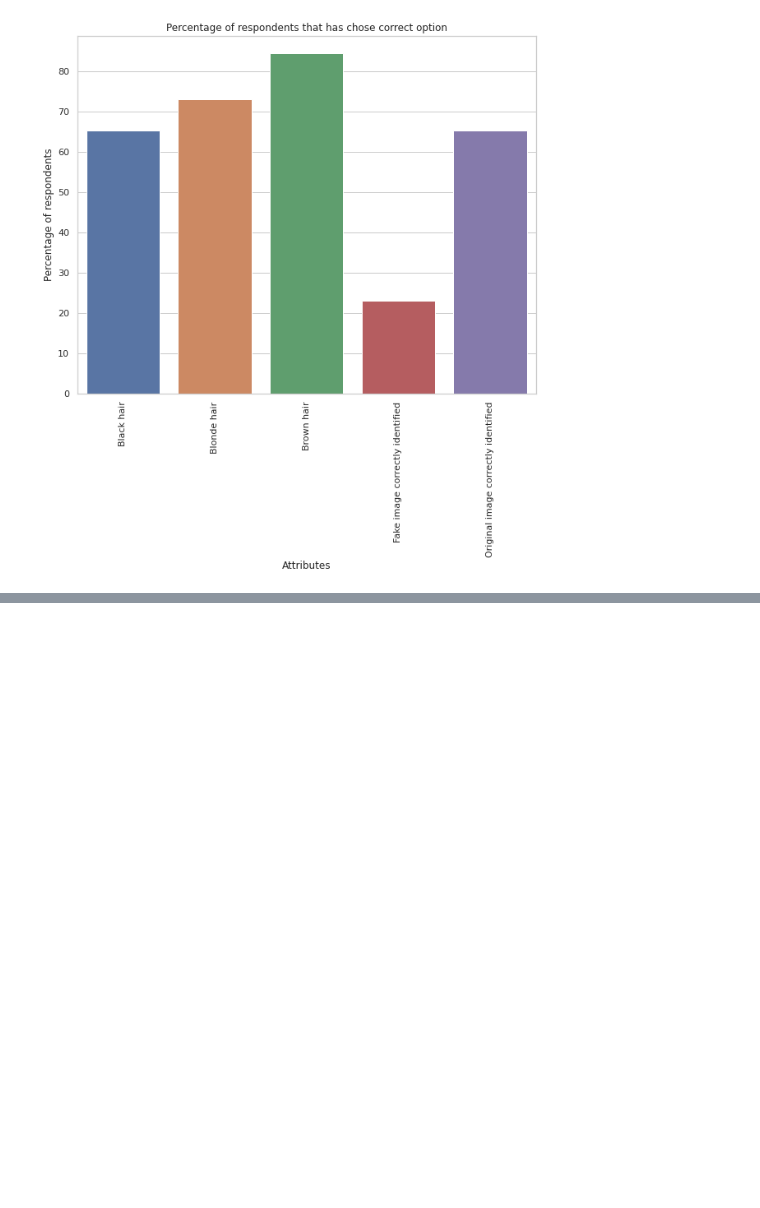
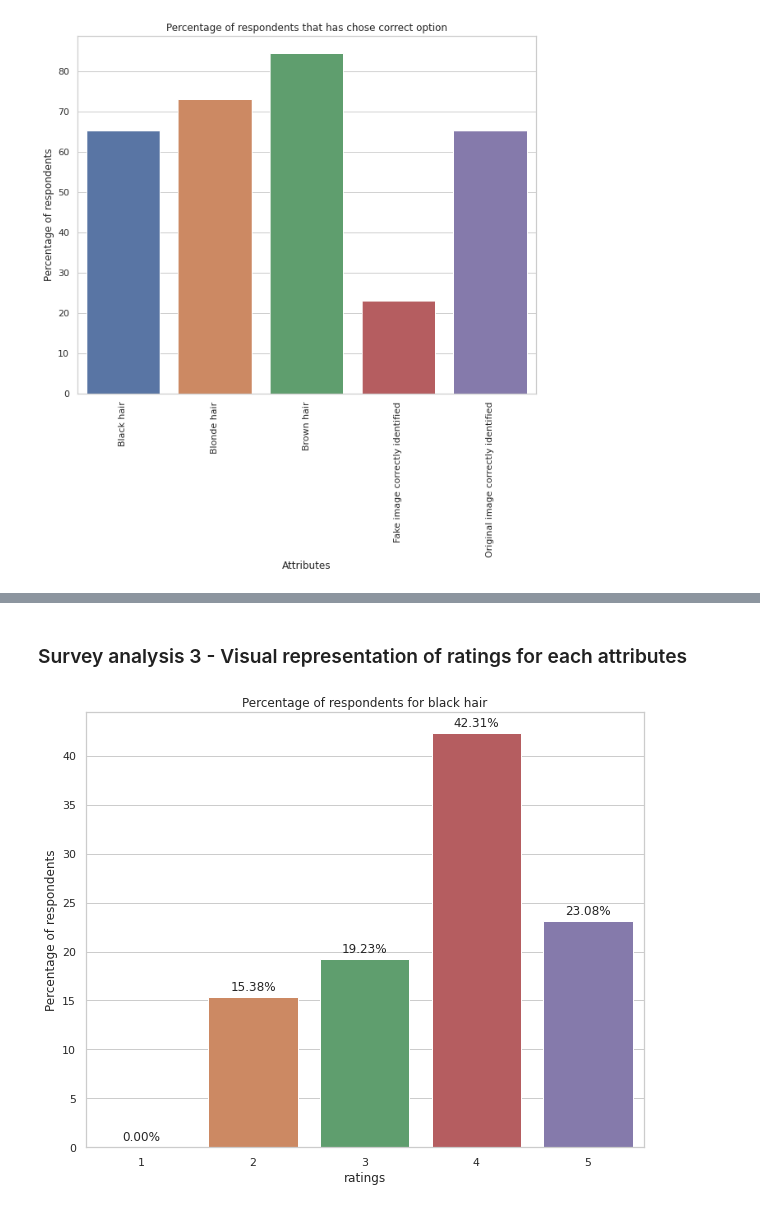
Before and after one commit to abhiyushshrestha/COMP8240_Major_project_Group_A, a Jupyter notebook: stargan-pytorch/notebooks/Evaluation_survey_result_analysis.ipynb, the cells around one changed output, grey strips where cells are left out. Saved outputs shown, nothing was run; the diff lists cells and outputs as text; code cells hidden in the pictures; blank space fills up the shorter version.

Commit message:
Added ore analysis and visualization and also fixed issues related to labels and percentage

```diff
--- a/stargan-pytorch/notebooks/Evaluation_survey_result_analysis.ipynb
+++ b/stargan-pytorch/notebooks/Evaluation_survey_result_analysis.ipynb
@@ -152,0 +134,27 @@ df
+# %% [markdown]
+### Survey analysis 3 - Visual representation of ratings for each attributes
+# %%
+rating_single_attributes = df.iloc[:, 12:]
+# %%
+black_hair_rating = rating_single_attributes.iloc[:, 0].value_counts(normalize = True).mul(100).sort_index()
+black_hair_rating = black_hair_rating.reindex(list(range(1,5+1)),fill_value=0)
+
+sns.set_theme(style="whitegrid")
+fig, ax1 = plt.subplots(figsize = (10,8))
+
+fig = sns.barplot(x = black_hair_rating.index, y = black_hair_rating.values)
+# fig.set_xticklabels(labels, rotation=90)
+for p, ratings in zip(fig.patches, black_hair_rating.values):
+    height = p.get_height()
+    ax1.text(p.get_x()+p.get_width()/2.,
+            height + 0.7,
+            '{:1.2f}%'.format(ratings),
+            ha="center")
+
+plt.xlabel("ratings")
+plt.ylabel("Percentage of respondents")
+plt.title("Percentage of respondents for black hair")
+plt.show(fig)
+# fig.figure.savefig("../evaluation/evaluation_survey_results_analysis/percentage_of_respondents_correct_option.png")
+# %% [output]
+[figure, added]
```
Also changed, not shown: parts of 9 cells of this notebook.
